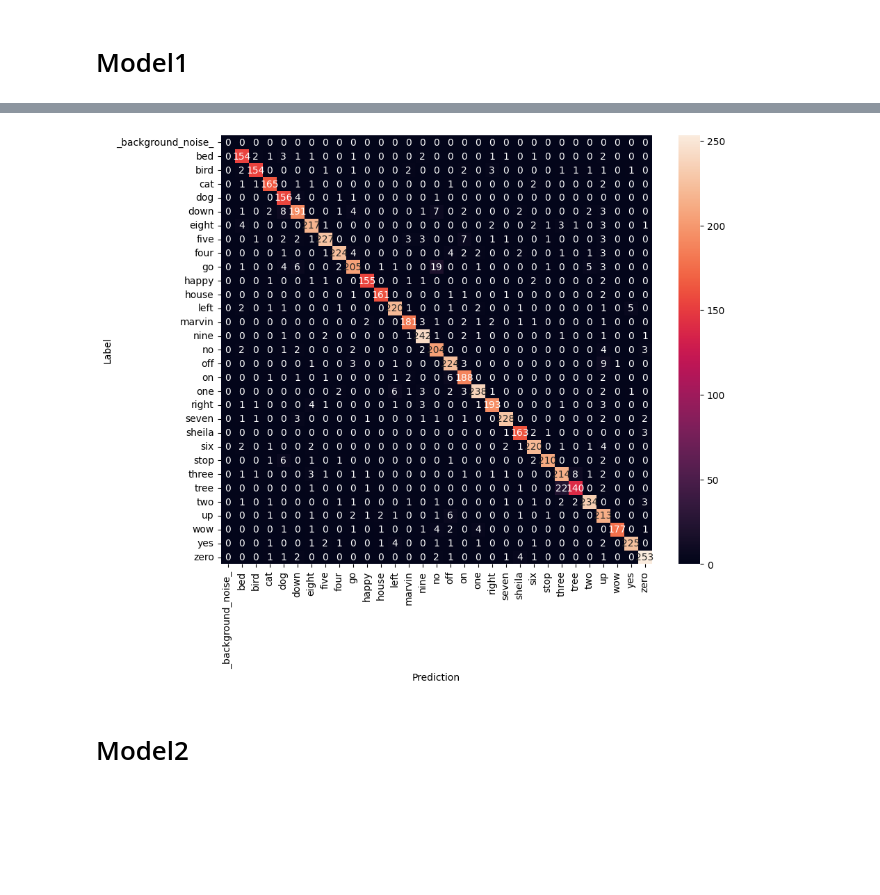
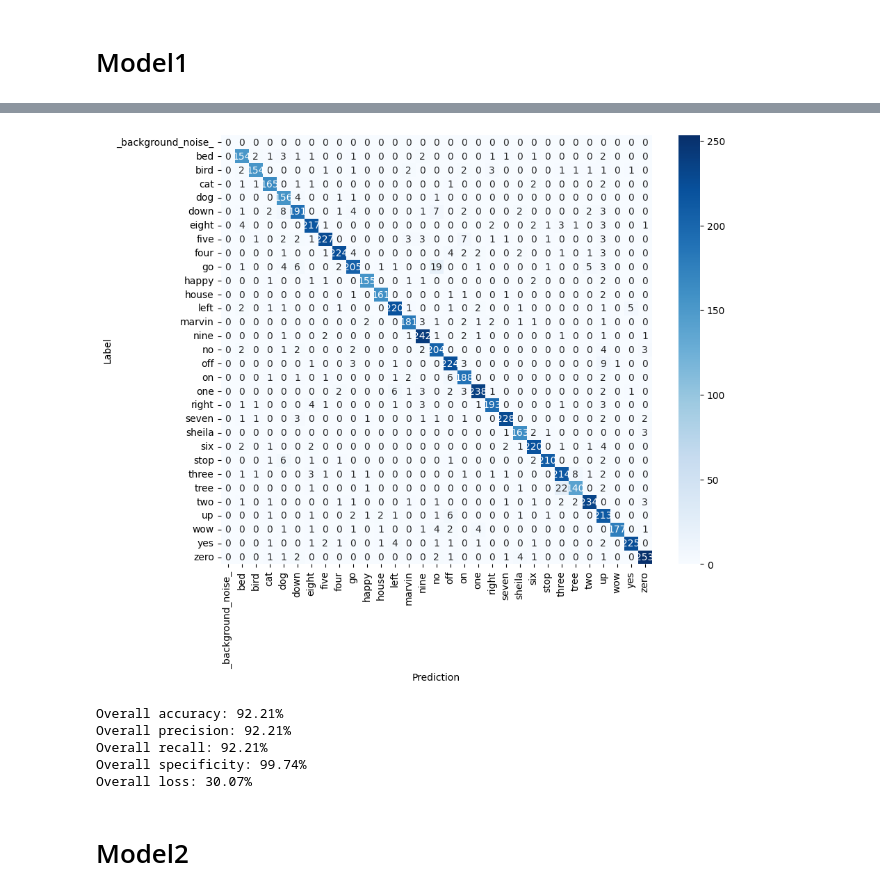
Before and after one commit to randrosaku/speechL2, a Jupyter notebook: result_analysis.ipynb, the cells around one changed output, grey strips where cells are left out. Cells and saved outputs as stored; diff of their text form; code cells hidden in the pictures; blank space fills up the shorter version.

```diff
--- a/result_analysis.ipynb
+++ b/result_analysis.ipynb
@@ -63,12 +52,12 @@ y_pred = model1.predict(test_spectrogram_ds)
 y_pred = tf.argmax(y_pred, axis=1)
 y_true = tf.concat(list(test_spectrogram_ds.map(lambda s,lab: lab)), axis=0)
 
-confusion_mtx = tf.math.confusion_matrix(y_true, y_pred)
+cm = tf.math.confusion_matrix(y_true, y_pred)
 plt.figure(figsize=(10, 8))
-sns.heatmap(confusion_mtx,
+sns.heatmap(cm,
             xticklabels=label_names,
             yticklabels=label_names,
-            annot=True, fmt='g')
+            annot=True, fmt='g', cmap='Blues')
 plt.xlabel('Prediction')
 plt.ylabel('Label')
 plt.show()
@@ -77,4 +66,42 @@ plt.show()
-[figure, old version]
+[figure, new version]
+# %%
+num_classes = cm.shape[0]
+all_tp = 0
+all_fp = 0
+all_fn = 0
+all_tn = 0
+
+for i in range(num_classes):
+    tp = cm[i, i]
+    fp = tf.math.reduce_sum(cm[:, i]) - tp
+    fn = tf.math.reduce_sum(cm[i, :]) - tp
+    tn = tf.math.reduce_sum(cm) - (tp + fp + fn)
+
+    all_tp += tp
+    all_fp += fp
+    all_fn += fn
+    all_tn += tn
+
+precision = all_tp / (all_tp + all_fp)
+recall = all_tp / (all_tp + all_fn)
+specificity = all_tn / (all_tn + all_fp)
+
+precision = round((precision.numpy() * 100), 2)
+recall = round((recall.numpy() * 100), 2)
+specificity = round((specificity.numpy() * 100), 2)
+
+print(f"Overall accuracy: {acc}%")
+print(f"Overall precision: {precision}%")
+print(f"Overall recall: {recall}%")
+print(f"Overall specificity: {specificity}%")
+
+print(f"Overall loss: {loss}%")
+# %% [output]
+Overall accuracy: 92.21%
+Overall precision: 92.21%
+Overall recall: 92.21%
+Overall specificity: 99.74%
+Overall loss: 30.07%
 # %% [markdown]
 # Model2
 # %%
```
Also changed, not shown: parts of 9 cells of this notebook.
